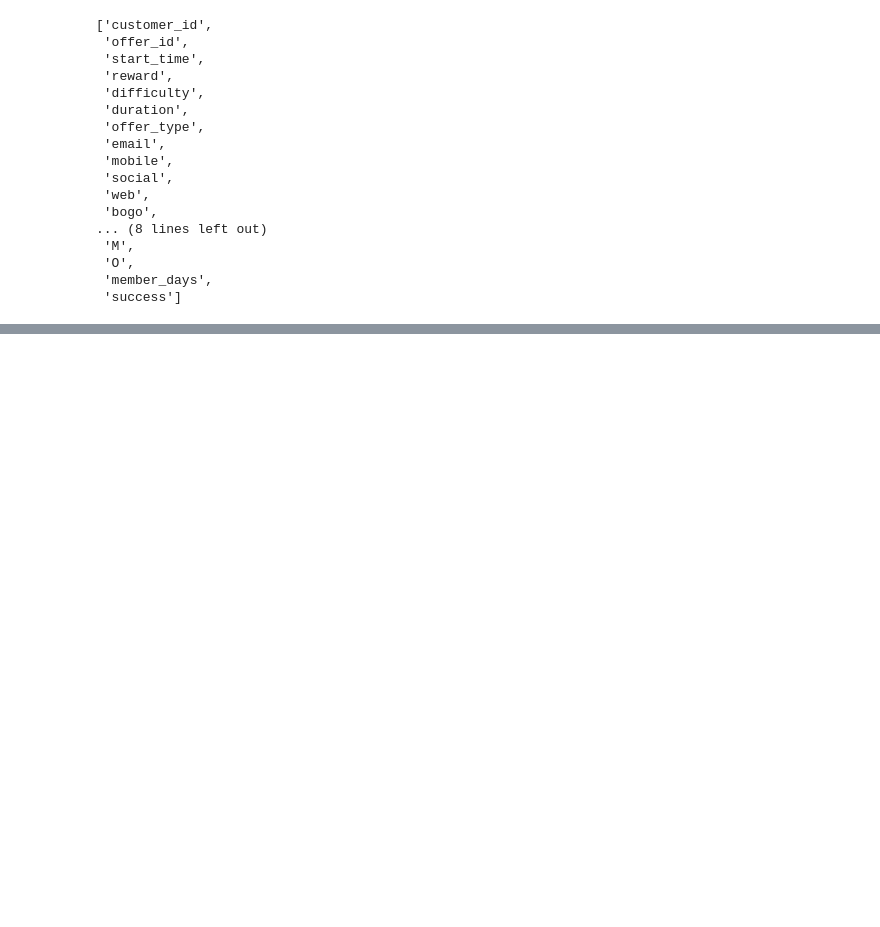
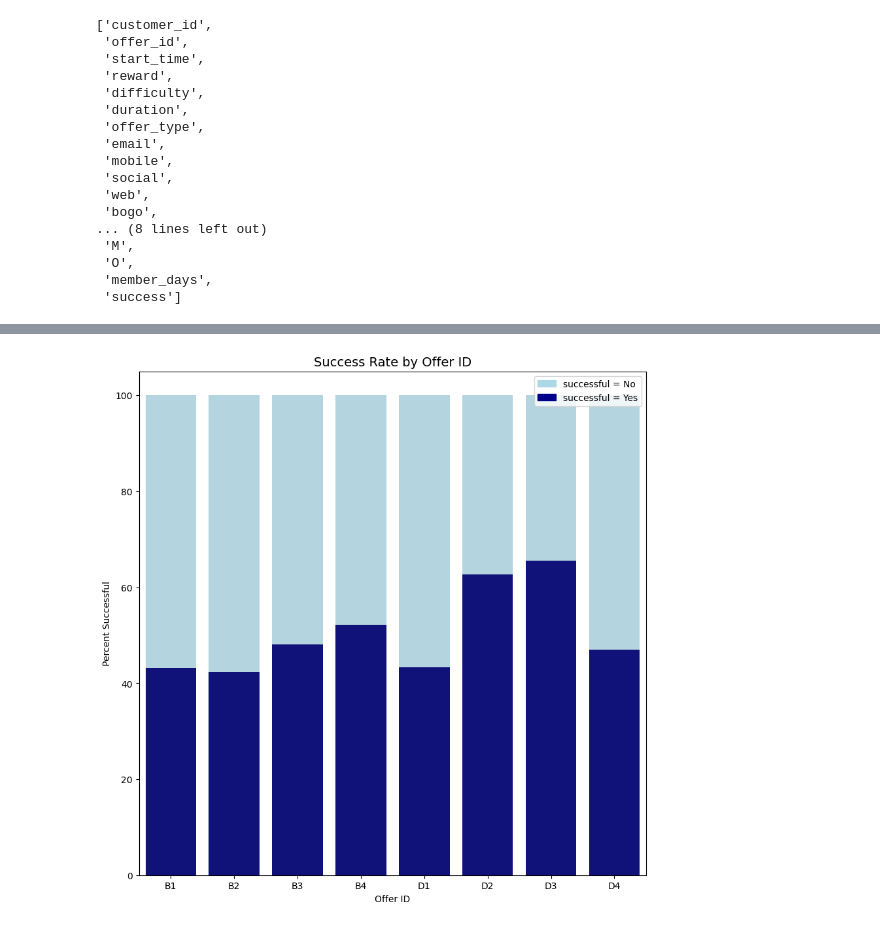
Before and after one commit to mknox0826/Udacity_Capstone_Starbucks, a Jupyter notebook: Starbucks_Capstone_notebook.ipynb, the cells around one changed output, grey strips where cells are left out. Drawn from its saved outputs; the diff is of its cells as text; code cells hidden in the pictures; blank space fills up the shorter version.

Commit message:
Create Success Rate visualization

```diff
--- a/Starbucks_Capstone_notebook.ipynb
+++ b/Starbucks_Capstone_notebook.ipynb
@@ -821,0 +832,31 @@ cust_off_success.to_csv('cust_off_success.csv', index=False)
+# %%
+# Success rate visualiztion
+
+# https://python-graph-gallery.com/stacked-and-percent-stacked-barplot/
+
+# set the figure size
+plt.figure(figsize=(10, 10))
+
+# from raw value to percentage
+total = data.groupby('offer_id')['customer_id'].count().reset_index().rename(columns={"customer_id": "count"})
+successful = data[data.success== 1].groupby('offer_id')['customer_id'].count().reset_index().rename(columns={"customer_id": "count"})
+successful['count'] = [i / j * 100 for i,j in zip(successful['count'], total['count'])]
+total['count'] = [i / j * 100 for i,j in zip(total['count'], total['count'])]
+
+# bar chart 1 -> top bars (group of 'smoker=No')
+bar1 = sns.barplot(x="offer_id",  y="count", data=total, color='lightblue')
+
+# bar chart 2 -> bottom bars (group of 'smoker=Yes')
+bar2 = sns.barplot(x="offer_id", y="count", data=successful, color='darkblue')
+
+# add legend
+top_bar = mpatches.Patch(color='lightblue', label='successful = No')
+bottom_bar = mpatches.Patch(color='darkblue', label='successful = Yes')
+plt.legend(handles=[top_bar, bottom_bar])
+plt.xlabel("Offer ID")
+plt.ylabel("Percent Successful")
+plt.title('Success Rate by Offer ID', fontsize=14)
+# show the graph
+plt.show()
+# %% [output]
+[figure, added]
```
Also changed, not shown: parts of 1 cell of this notebook.
